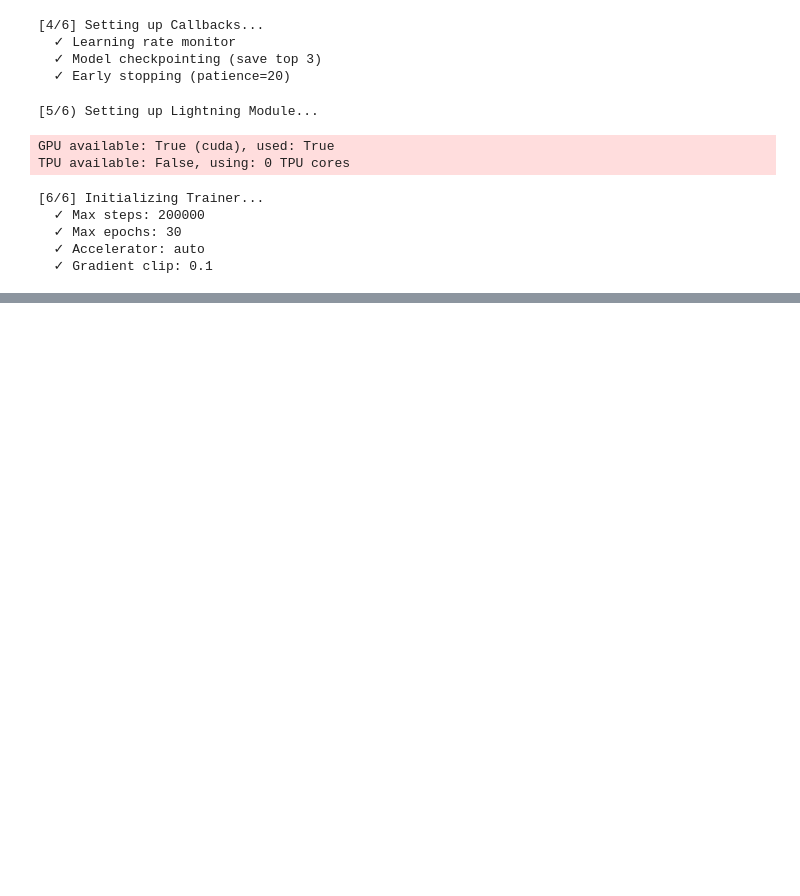
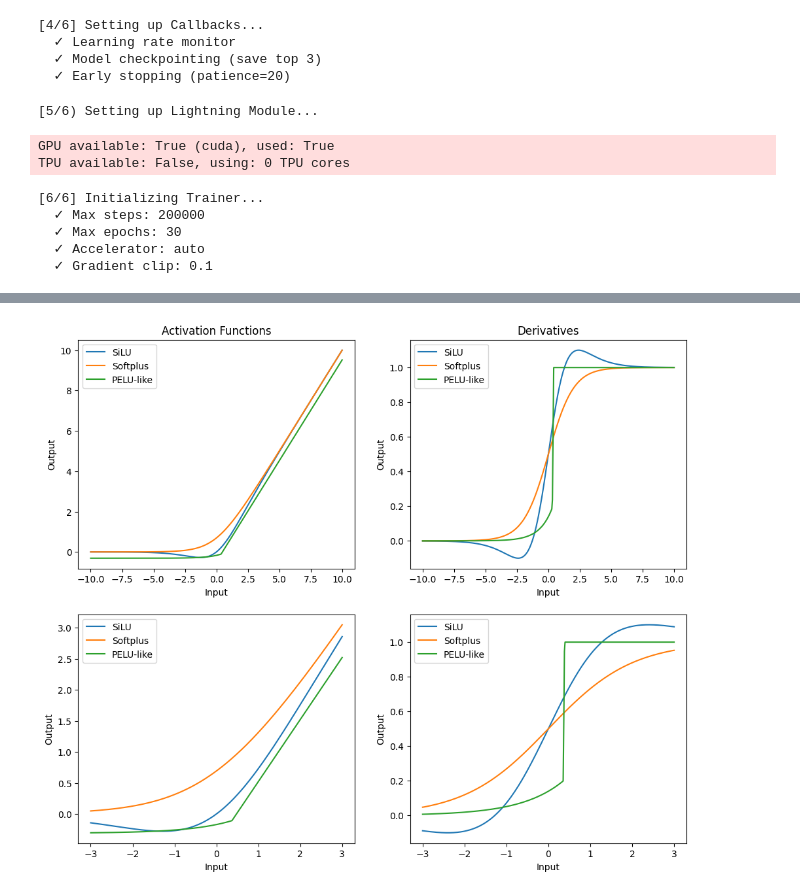
Before and after one commit to tmpoulionis/nn_ssms, a Jupyter notebook: testing.ipynb, the cells around one changed output, grey strips where cells are left out. Cells and saved outputs as stored; diff of their text form; code cells hidden in the pictures; blank space fills up the shorter version.

```diff
--- a/testing.ipynb
+++ b/testing.ipynb
@@ -278,0 +191,80 @@ tensor(10) tensor(7)
+# %%
+from utils.activations import Activation
+import numpy as np
+import matplotlib.pyplot as plt
+import torch.nn as nn
+import torch
+
+silu = Activation("silu")
+softplus = Activation("softplus")
+pelulike = Activation("pelulike")
+
+x = torch.Tensor(np.linspace(-10, 10, 400))
+dx = x[1]-x[0]
+
+z = torch.Tensor(np.linspace(-3, 3, 400))
+dz = z[1]-z[0]
+
+grad_silu = np.gradient(silu(x).numpy(), dx.item())
+grad_softplus = np.gradient(softplus(x).numpy(), dx.item())
+grad_pelulike = np.gradient(pelulike(x).numpy(), dx.item())
+
+grad_silu_z = np.gradient(silu(z).numpy(), dz.item())
+grad_softplus_z = np.gradient(softplus(z).numpy(), dz.item())
+grad_pelulike_z = np.gradient(pelulike(z).numpy(), dz.item())
+
+fig, ax = plt.subplots(2, 2, figsize=(12, 10))
+
+ax[0,0].plot(x, silu(x), label="SiLU")
+ax[0,0].plot(x, softplus(x), label="Softplus")
+ax[0,0].plot(x, pelulike(x), label="PELU-like")
+ax[0,0].set_title("Activation Functions")
+ax[0,0].set_xlabel("Input")
+ax[0,0].set_ylabel("Output")
+ax[0,0].legend()
+
+ax[0,1].plot(x, grad_silu, label="SiLU")
+ax[0,1].plot(x, grad_softplus, label="Softplus")
+ax[0,1].plot(x, grad_pelulike, label="PELU-like")
+ax[0,1].set_title("Derivatives")
+ax[0,1].set_xlabel("Input")
+ax[0,1].set_ylabel("Output")
+ax[0,1].legend()
+
+ax[1,0].plot(z, silu(z), label="SiLU")
+ax[1,0].plot(z, softplus(z), label="Softplus")
+ax[1,0].plot(z, pelulike(z), label="PELU-like")
+ax[1,0].set_xlabel("Input")
+ax[1,0].set_ylabel("Output")
+ax[1,0].legend()
+
+ax[1,1].plot(z, grad_silu_z, label="SiLU")
+ax[1,1].plot(z, grad_softplus_z, label="Softplus")
+ax[1,1].plot(z, grad_pelulike_z, label="PELU-like")
+ax[1,1].set_xlabel("Input")
+ax[1,1].set_ylabel("Output")
+ax[1,1].legend()
+plt.show()
+
+print("Gradient Comparison at Different x Values")
+print(f"{'x':>8} | {'SiLU':>10} | {'Softplus':>10} | {'PELULike':>10}")
+print("-" * 50)
+
+test_points = [-5, -2, -1, 0, 0.5, 1, 2, 5, 10]
+for xp in test_points:
+    idx = np.argmin(np.abs(x.numpy() - xp))
+    print(f"{xp:>8.1f} | {grad_silu[idx]:>10.4f} | {grad_softplus[idx]:>10.4f} | {grad_pelulike[idx]:>10.4f}")
+
+print("\n")
+print("Output Values at Different x Values")
+print(f"{'x':>8} | {'SiLU':>10} | {'Softplus':>10} | {'PELULike':>10}")
+print("-" * 50)
+
+for xp in test_points:
+    x_tensor = torch.tensor([xp], dtype=torch.float32)
+    s = silu(x_tensor).item()
+    sp = softplus(x_tensor).item()
+    p = pelulike(x_tensor).item()
+    print(f"{xp:>8.1f} | {s:>10.4f} | {sp:>10.4f} | {p:>10.4f}")
+# %% [output]
+[figure, added]
```
Also changed, not shown: parts of 16 cells of this notebook, 2 other files.
